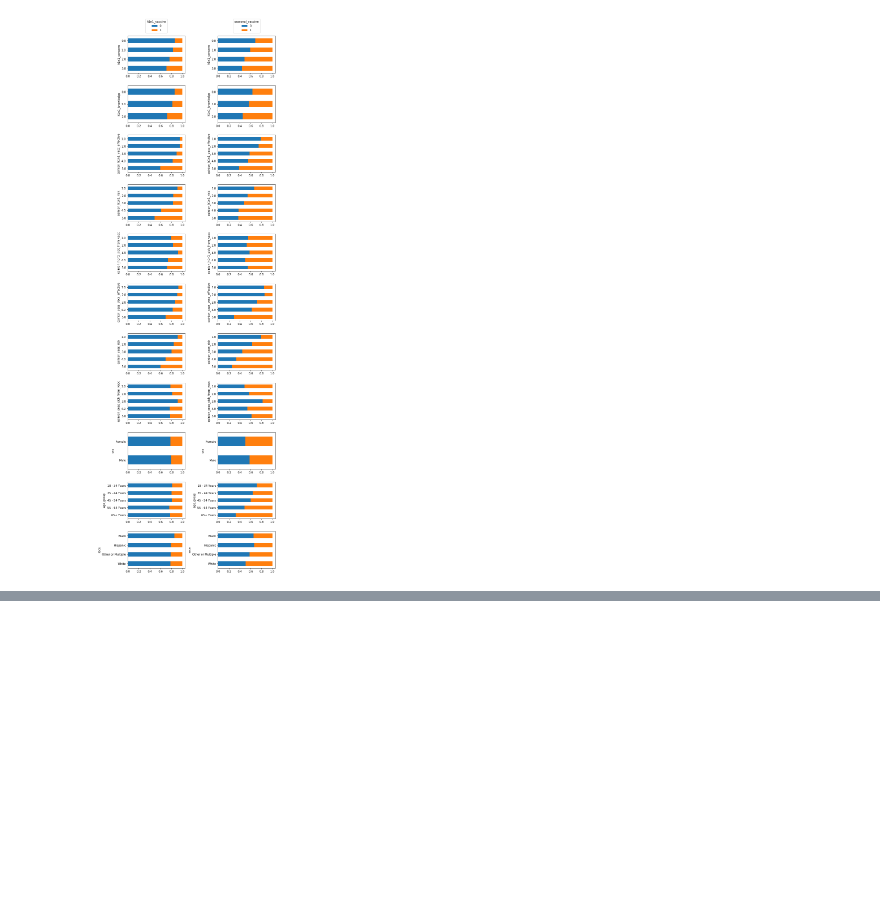
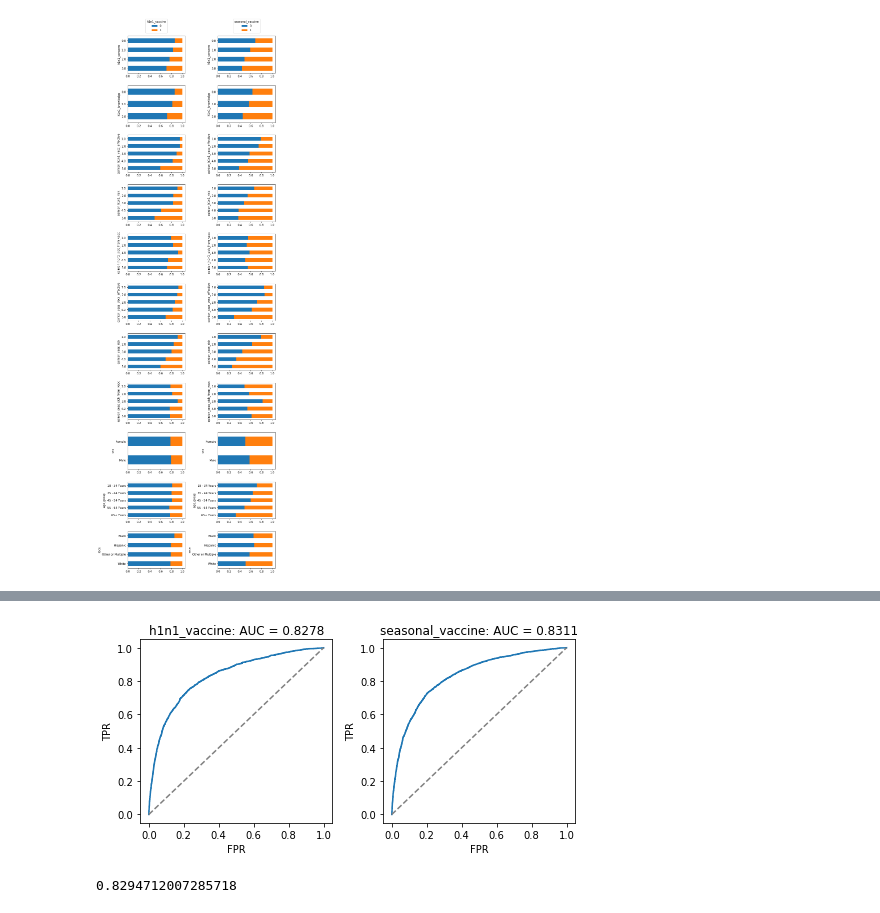
Before and after one commit to JamesMokua/Flu-Shot-Learning-Predict-H1N1-and-Seasonal-Flu-Vaccines, a Jupyter notebook: Flu_test2.ipynb, the cells around one changed output, grey strips where cells are left out. Saved outputs shown, nothing was run; the diff lists cells and outputs as text; code cells hidden in the pictures; blank space fills up the shorter version.

```diff
--- a/Flu_test2.ipynb
+++ b/Flu_test2.ipynb
@@ -226,0 +299,7 @@ fig.tight_layout()
+# %%
+# Putting together the whole pipeline
+# Estimator plus preprocessor
+full_pipeline = Pipeline([
+    ("preprocessor", preprocessor),
+    ("estimators", estimators),
+])
@@ -226,0 +342,10 @@ fig.tight_layout()
+# %%
+y_preds = pd.DataFrame(
+    {
+        "h1n1_vaccine": preds[0][:, 1],
+        "seasonal_vaccine": preds[1][:, 1],
+    },
+    index = y_eval.index
+)
+print("y_preds.shape:", y_preds.shape)
+y_preds.head()
@@ -226,0 +361,32 @@ fig.tight_layout()
+# %%
+def plot_roc(y_true, y_score, label_name, ax):
+    fpr, tpr, thresholds = roc_curve(y_true, y_score)
+    ax.plot(fpr, tpr)
+    ax.plot([0, 1], [0, 1], color='grey', linestyle='--')
+    ax.set_ylabel('TPR')
+    ax.set_xlabel('FPR')
+    ax.set_title(
+        f"{label_name}: AUC = {roc_auc_score(y_true, y_score):.4f}"
+    )
+# %%
+fig, ax = plt.subplots(1, 2, figsize=(7, 3.5))
+
+plot_roc(
+    y_eval['h1n1_vaccine'],
+    y_preds['h1n1_vaccine'],
+    'h1n1_vaccine',
+    ax=ax[0]
+)
+plot_roc(
+    y_eval['seasonal_vaccine'],
+    y_preds['seasonal_vaccine'],
+    'seasonal_vaccine',
+    ax=ax[1]
+)
+fig.tight_layout()
+# %% [output]
+[figure, added]
+# %%
+roc_auc_score(y_eval, y_preds)
+# %% [output]
+0.8294712007285718
```
Also changed, not shown: parts of 16 cells of this notebook, 2 other files.
